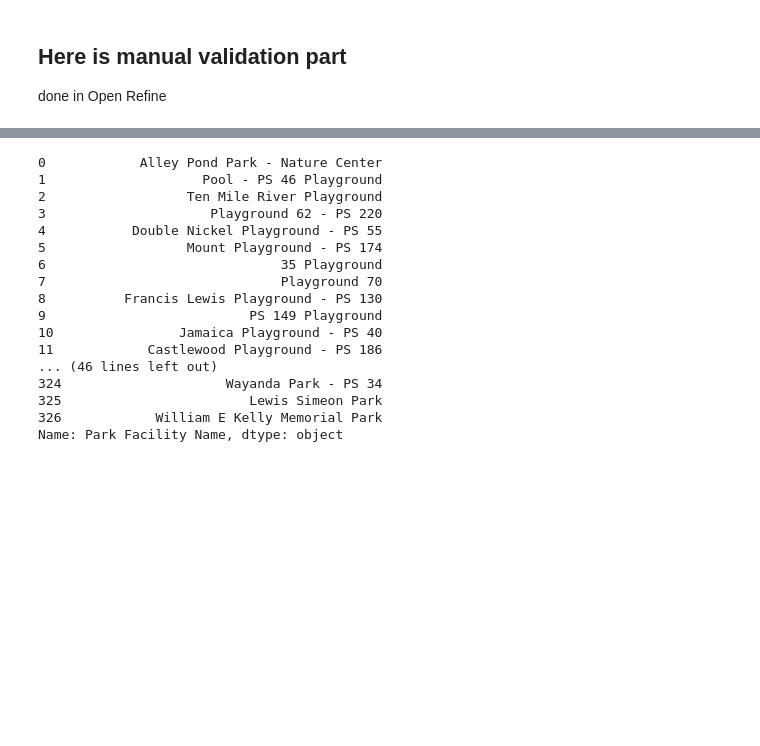
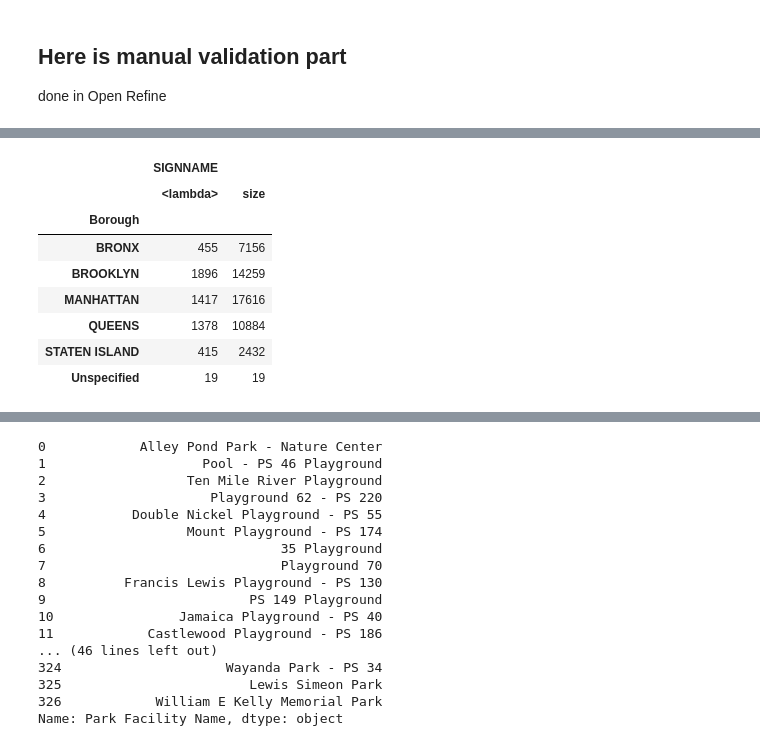
Before and after one commit to gdobler/parqa, a Jupyter notebook: 311/ONTOLOGY/Ontology_matching_parkNames.ipynb, the cells around one changed output, grey strips where cells are left out. Cells and saved outputs as stored; diff of their text form; code cells hidden in the pictures; blank space fills up the shorter version.

```diff
--- a/311/ONTOLOGY/Ontology_matching_parkNames.ipynb
+++ b/311/ONTOLOGY/Ontology_matching_parkNames.ipynb
@@ -250,0 +279,12 @@ Defined totally:  1362
+# %%
+callParksMatched.groupby('Borough').agg({'SIGNNAME': [lambda x: sum(pd.isnull(x)), size]})
+# %% [output]
+|  | SIGNNAME |  |
+|  | <lambda> | size |
+| Borough |  |  |
+| BRONX | 455 | 7156 |
+| BROOKLYN | 1896 | 14259 |
+| MANHATTAN | 1417 | 17616 |
+| QUEENS | 1378 | 10884 |
+| STATEN ISLAND | 415 | 2432 |
+| Unspecified | 19 | 19 |
```
Also changed, not shown: parts of 15 cells of this notebook.
